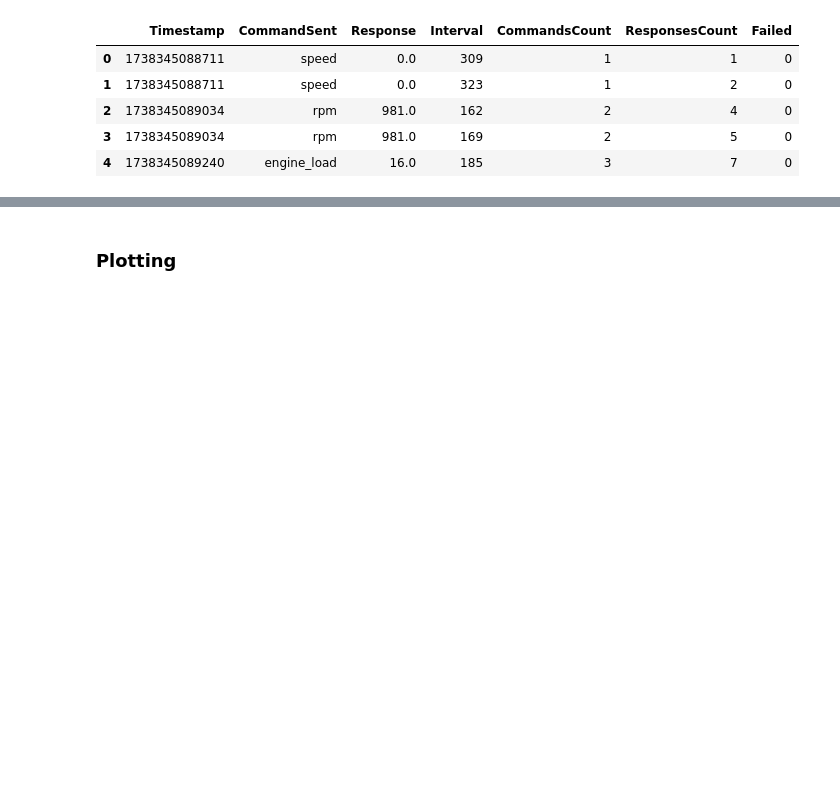
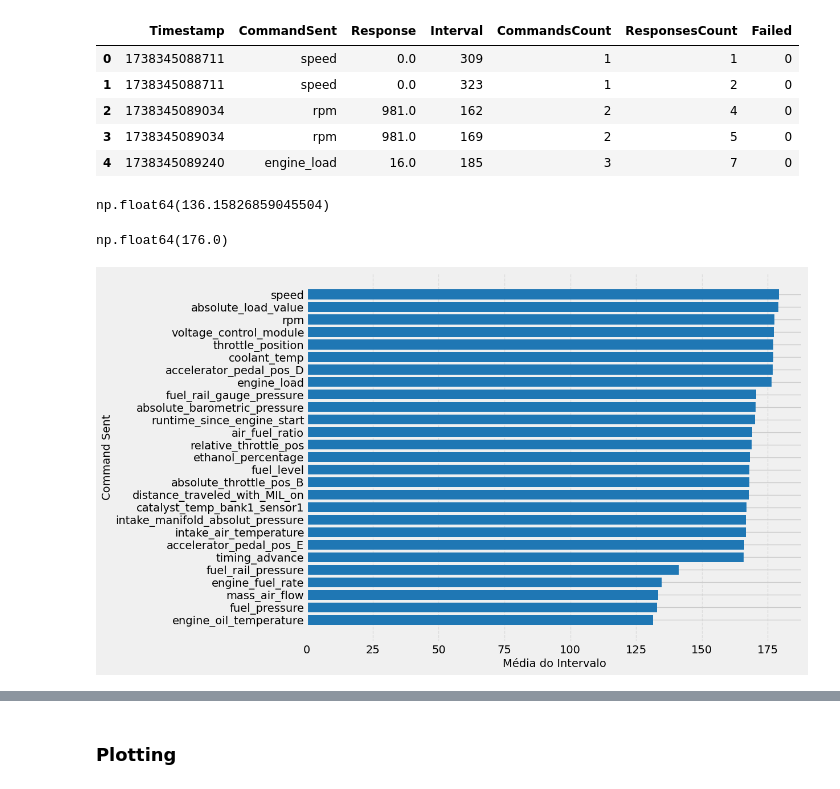
Before and after one commit to conect2ai/SBRC2025-App2Car, a Jupyter notebook: analysis.ipynb, the cells around one changed output, grey strips where cells are left out. Cells and saved outputs as stored; diff of their text form; code cells hidden in the pictures; blank space fills up the shorter version.

```diff
--- a/analysis.ipynb
+++ b/analysis.ipynb
@@ -39,3 +87,30 @@ polo_b.head()
 | 2 | 1738345089034 | rpm | 981.0 | 162 | 2 | 4 | 0 |
 | 3 | 1738345089034 | rpm | 981.0 | 169 | 2 | 5 | 0 |
 | 4 | 1738345089240 | engine_load | 16.0 | 185 | 3 | 7 | 0 |
+# %%
+polo_b["Timestamp"].diff().mean()
+# %% [output]
+np.float64(136.15826859045504)
+# %%
+polo_b["Timestamp"].diff().median()
+# %% [output]
+np.float64(176.0)
+# %%
+groupby_polo_b = polo_b.groupby("CommandSent")["Interval"].mean().sort_values()
+# %%
+plt.figure(figsize=(10, 8))
+
+# Criar o gráfico de barras horizontais
+plt.barh(groupby_polo_b.index, groupby_polo_b.values, color="#1f77b4")
+
+# Adicionar rótulos e título
+plt.xlabel("Média do Intervalo", fontsize=14)
+plt.ylabel("Command Sent", fontsize=14)
+
+# Adicionar grade no eixo X para referência
+plt.grid(axis="x", linestyle="--", alpha=0.5)
+
+# Exibir o gráfico
+plt.show()
+# %% [output]
+[figure, added]
```
Also changed, not shown: parts of 39 cells of this notebook.
